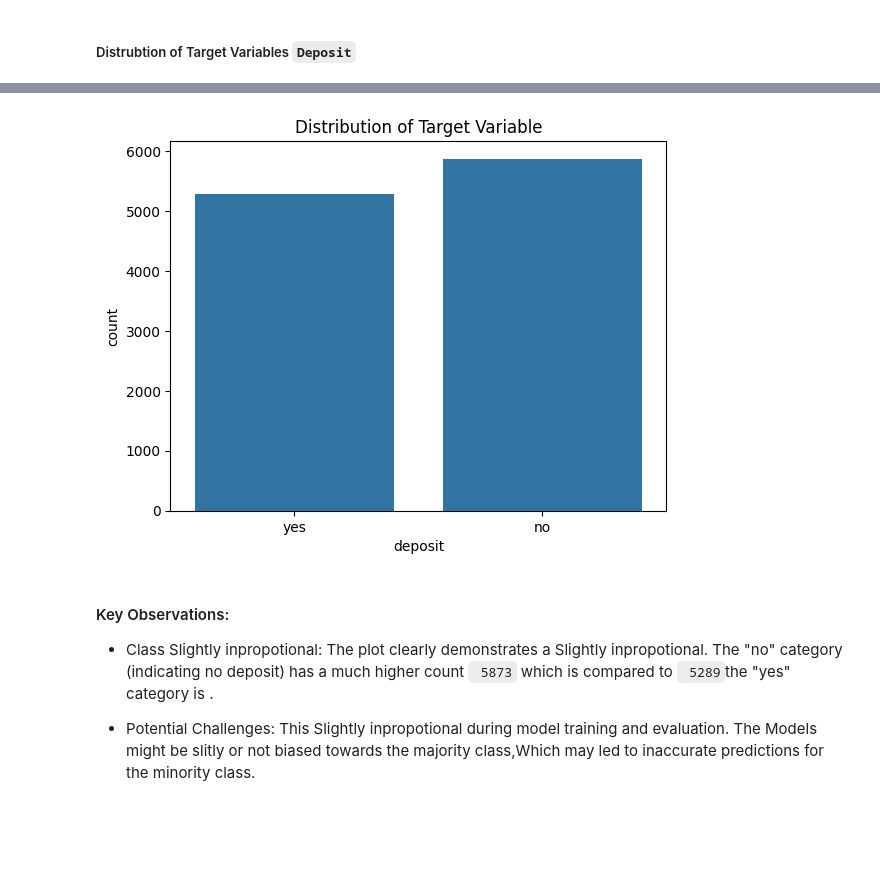
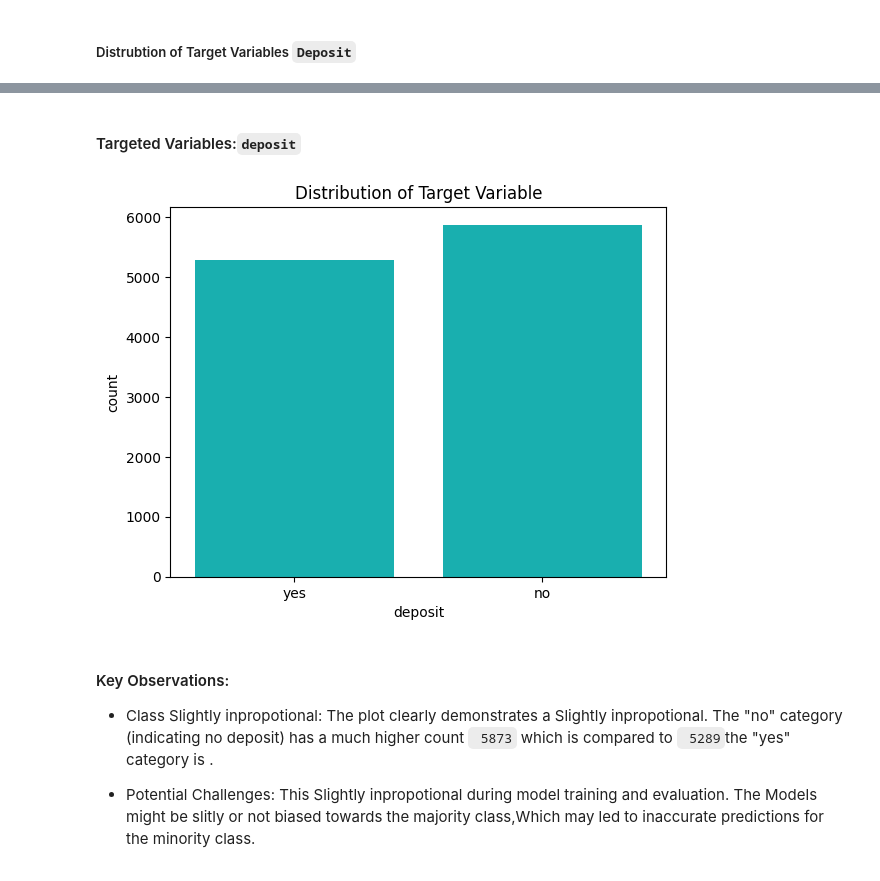
Before and after one commit to SnitTeshome/PRODIGY_DS_03, a Jupyter notebook: Bank_decision tree classifer.ipynb, the cells around one changed output, grey strips where cells are left out. Drawn from its saved outputs; the diff is of its cells as text; code cells hidden in the pictures; blank space fills up the shorter version.

```diff
--- a/Bank_decision tree classifer.ipynb
+++ b/Bank_decision tree classifer.ipynb
@@ -306,10 +295,12 @@ yes    47.383981
 Name: proportion, dtype: float64
+# %% [markdown]
+#### Targeted Variables:`deposit`
 # %%
-sns.countplot(data=Bank, x='deposit')
+sns.countplot(data=Bank, x='deposit',color='#00C8C8')
 plt.title('Distribution of Target Variable')
 plt.show()
 # %% [output]
-[figure, old version]
+[figure, new version]
 # %% [markdown]
 #### Key Observations:
 
```
Also changed, not shown: parts of 25 cells of this notebook.
